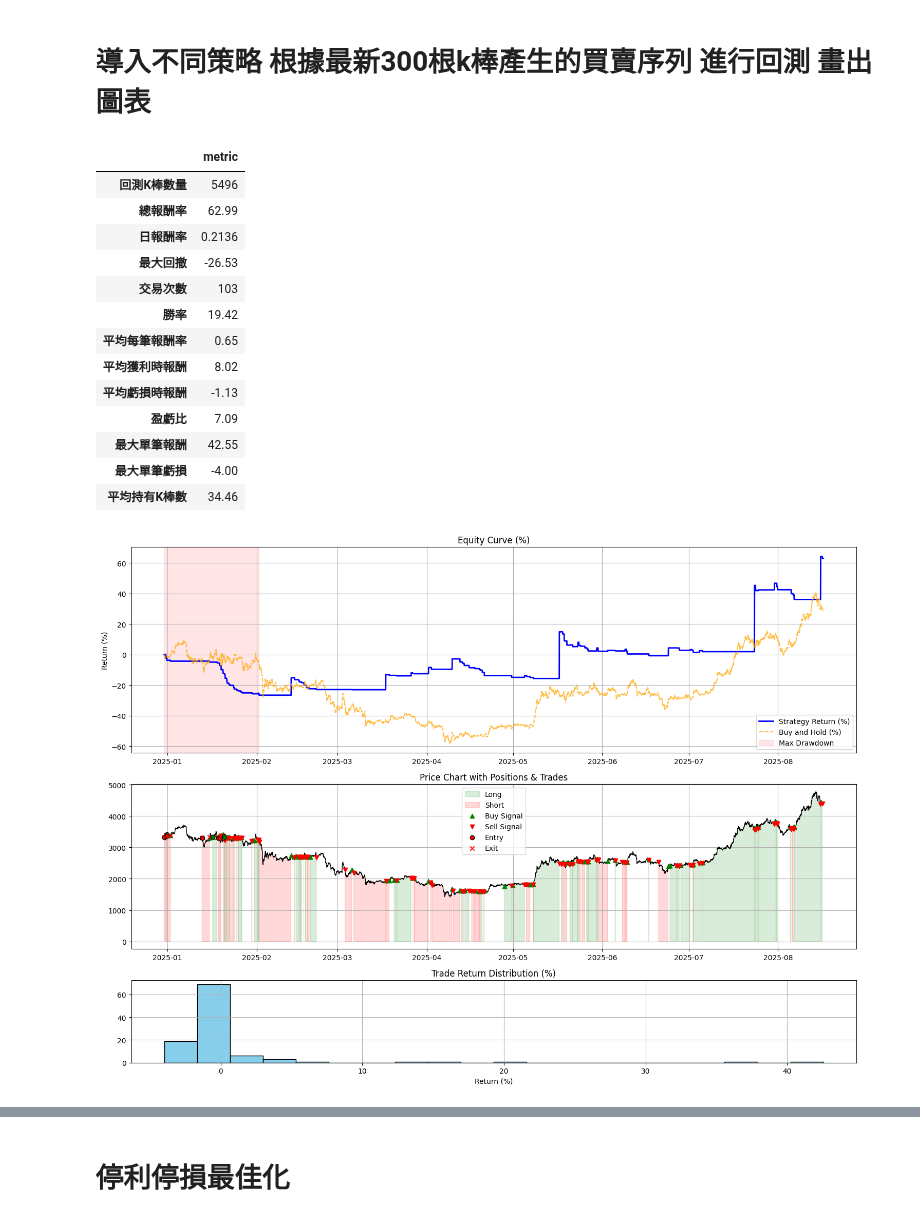
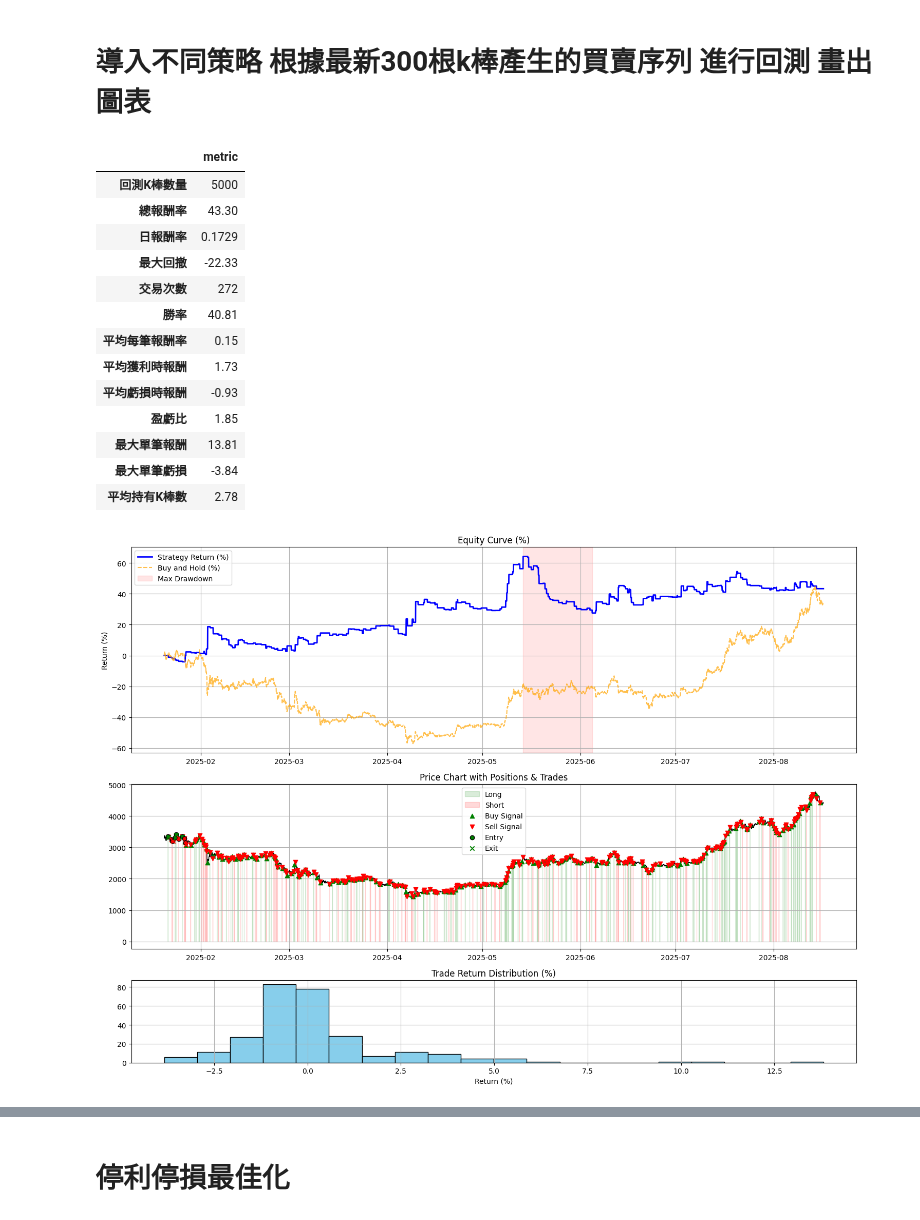
Before and after one commit to skywalker0803r/Vedanta, a Jupyter notebook: backtest_usage.ipynb, the cells around one changed output, grey strips where cells are left out. Saved outputs shown, nothing was run; the diff lists cells and outputs as text; code cells hidden in the pictures.

```diff
--- a/backtest_usage.ipynb
+++ b/backtest_usage.ipynb
@@ -5,46 +5,46 @@ from Technicalindicatorstrategy import vegas,turtle_strategy,macd,turtle_strateg
 from Backtest.backtest import backtest_signals
 from Plot.plot import plot_backtest_result
 import pandas as pd
 from datetime import datetime,timedelta
 import warnings
 warnings.filterwarnings('ignore')
 import numpy as np
 np.random.seed(42)  # ✅ 固定隨機性（可重現性）
 import random
 random.seed(42)
 
-df_signals = vegas.get_signals('ETHUSDT','1h',datetime.now(),5496)
+df_signals = turtle_strategy_filter.get_signals('ETHUSDT','1h',datetime.now(),5000)
 
 result = backtest_signals(
     df_signals.copy(),
     initial_capital = 33, # 1000台幣
     fee_rate = 0.0000, # 合約手續費
     leverage = 1, # 槓桿
     allow_short = True, # 是否做空
     stop_loss = None,       # 停損閾值，例如0.05代表5%
     take_profit = None,     # 停利閾值
     capital_ratio = 1, # 每次使用的資金佔比
     max_hold_bars = 100000,# 最大持有K棒數
     delay_entry=True
     )
 display(pd.DataFrame(result['metric'],index=['metric']).T)
 plot_backtest_result(result)
 display(pd.DataFrame(result['trades_log']).head(10).style.background_gradient())
 display(df_signals[['timestamp','signal','close']].head(10).style.background_gradient())
 # %% [output]
 |  | metric |
-| 回測K棒數量 | 5496 |
-| 總報酬率 | 62.99 |
-| 日報酬率 | 0.2136 |
-| 最大回撤 | -26.53 |
-| 交易次數 | 103 |
-| 勝率 | 19.42 |
-| 平均每筆報酬率 | 0.65 |
-| 平均獲利時報酬 | 8.02 |
-| 平均虧損時報酬 | -1.13 |
-| 盈虧比 | 7.09 |
-| 最大單筆報酬 | 42.55 |
-| 最大單筆虧損 | -4.00 |
-| 平均持有K棒數 | 34.46 |
+| 回測K棒數量 | 5000 |
+| 總報酬率 | 43.30 |
+| 日報酬率 | 0.1729 |
+| 最大回撤 | -22.33 |
+| 交易次數 | 272 |
+| 勝率 | 40.81 |
+| 平均每筆報酬率 | 0.15 |
+| 平均獲利時報酬 | 1.73 |
+| 平均虧損時報酬 | -0.93 |
+| 盈虧比 | 1.85 |
+| 最大單筆報酬 | 13.81 |
+| 最大單筆虧損 | -3.84 |
+| 平均持有K棒數 | 2.78 |
-[figure, old version]
+[figure, new version]
 |  | entry_time | exit_time | side | entry_price | exit_price | bars_held | return | reason |
```
Also changed, not shown: parts of 1 cell of this notebook, 23 other files.
